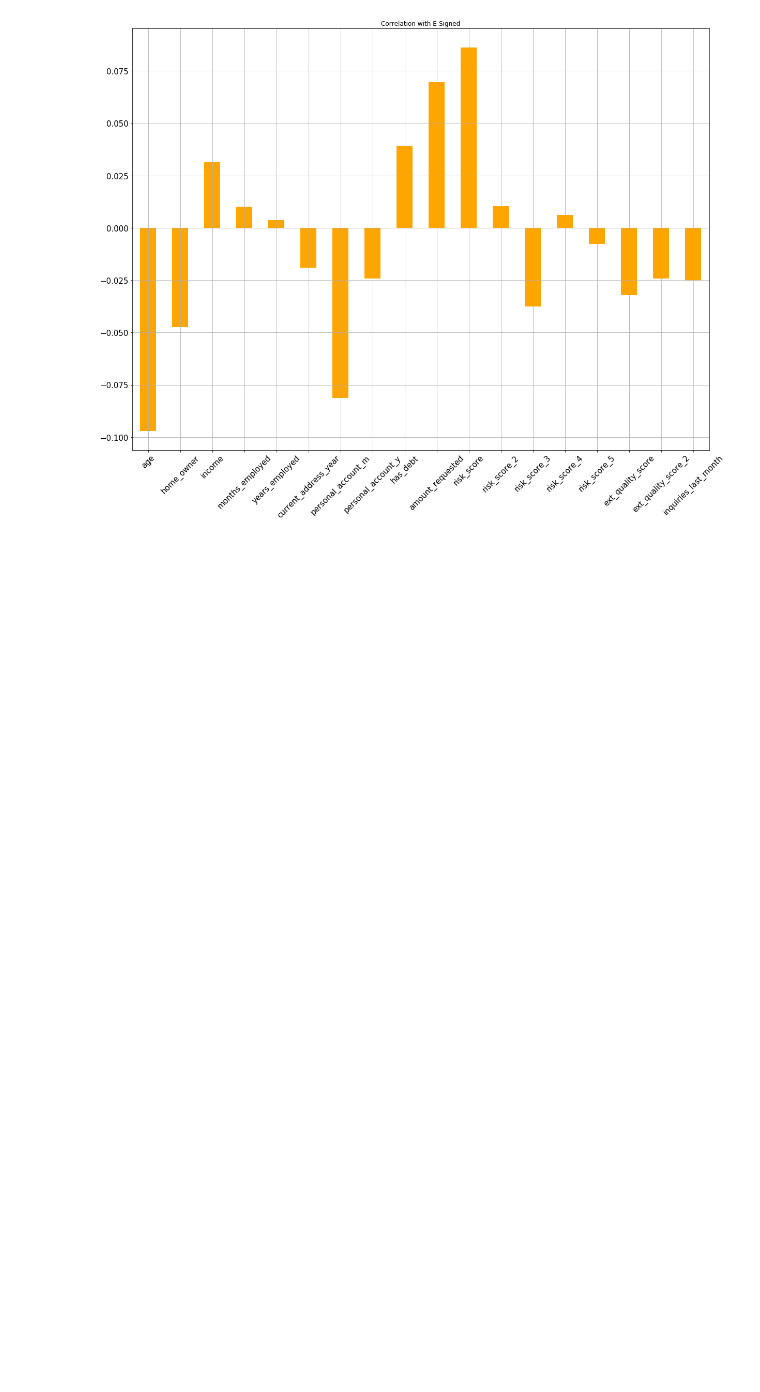
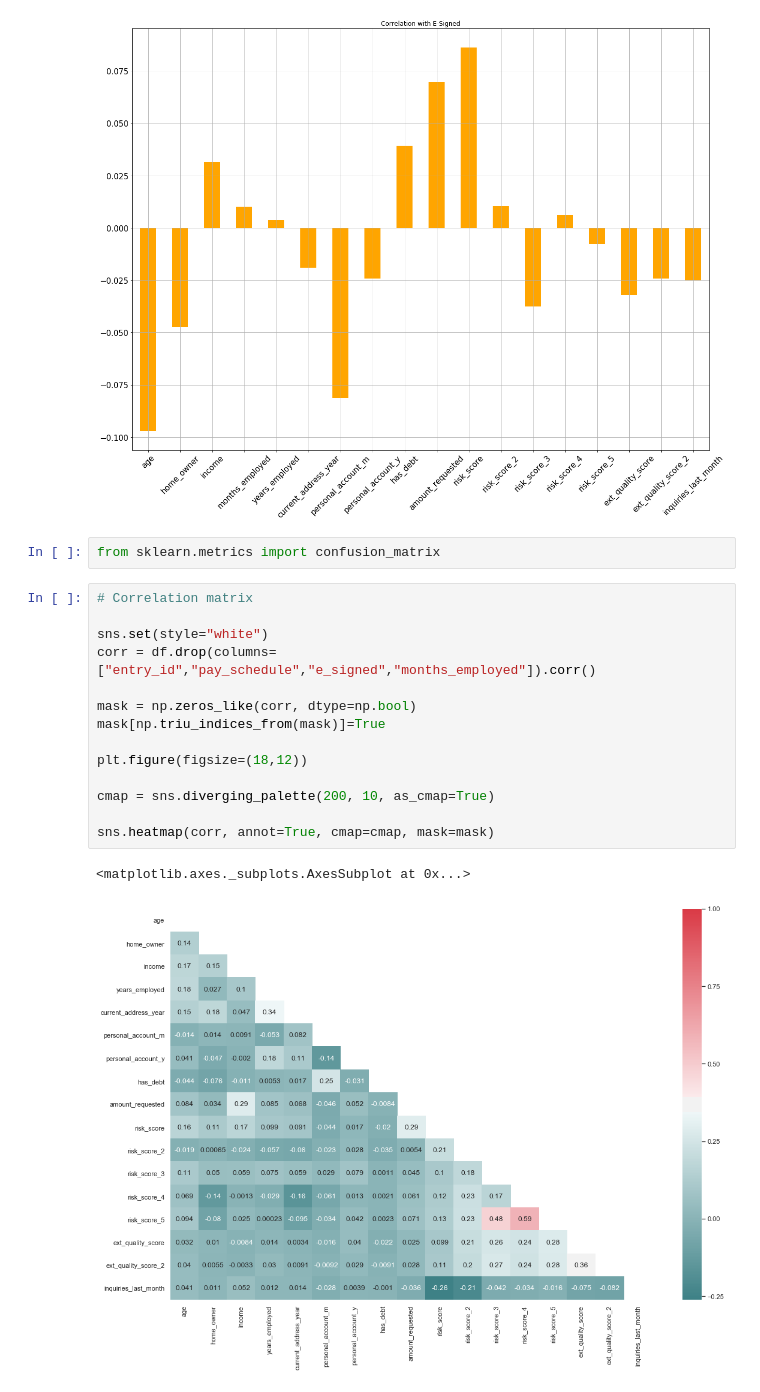
Before and after one commit to DGV1995/Curso-Practical-Machine-Learning, a Jupyter notebook: Notebooks/Predicting the likelihood of a loan.ipynb, the cells around one changed output. Cells and saved outputs as stored; diff of their text form; blank space fills up the shorter version.

```diff
--- a/Notebooks/Predicting the likelihood of a loan.ipynb
+++ b/Notebooks/Predicting the likelihood of a loan.ipynb
@@ -253,3 +255,22 @@ dataset2.corrwith(df.e_signed).plot.bar(figsize=(20,15),
 # %% [output]
 <matplotlib.axes._subplots.AxesSubplot at 0x...>
 [figure]
+# %%
+from sklearn.metrics import confusion_matrix
+# %%
+# Correlation matrix
+
+sns.set(style="white")
+corr = df.drop(columns=["entry_id","pay_schedule","e_signed","months_employed"]).corr()
+
+mask = np.zeros_like(corr, dtype=np.bool)
+mask[np.triu_indices_from(mask)]=True
+
+plt.figure(figsize=(18,12))
+
+cmap = sns.diverging_palette(200, 10, as_cmap=True)
+
+sns.heatmap(corr, annot=True, cmap=cmap, mask=mask)
+# %% [output]
+<matplotlib.axes._subplots.AxesSubplot at 0x...>
+[figure, added]
```
Also changed, not shown: parts of 1 cell of this notebook.
